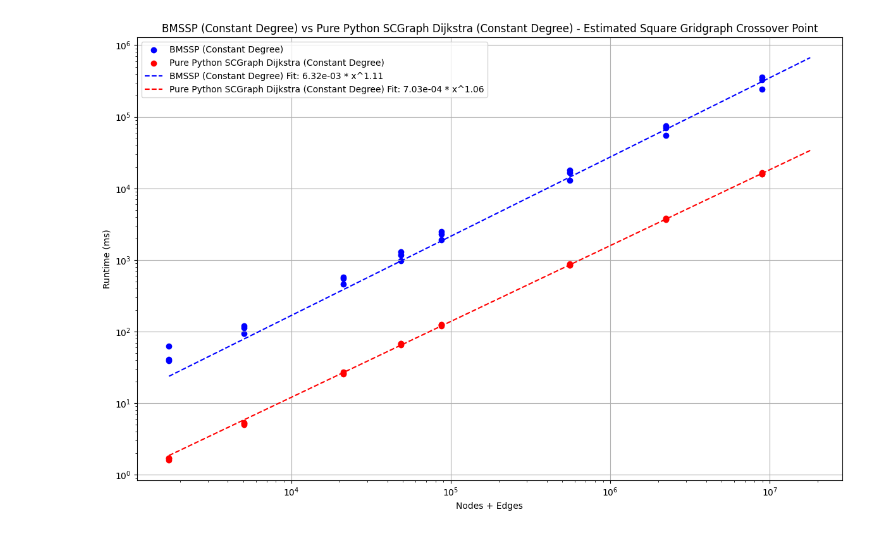
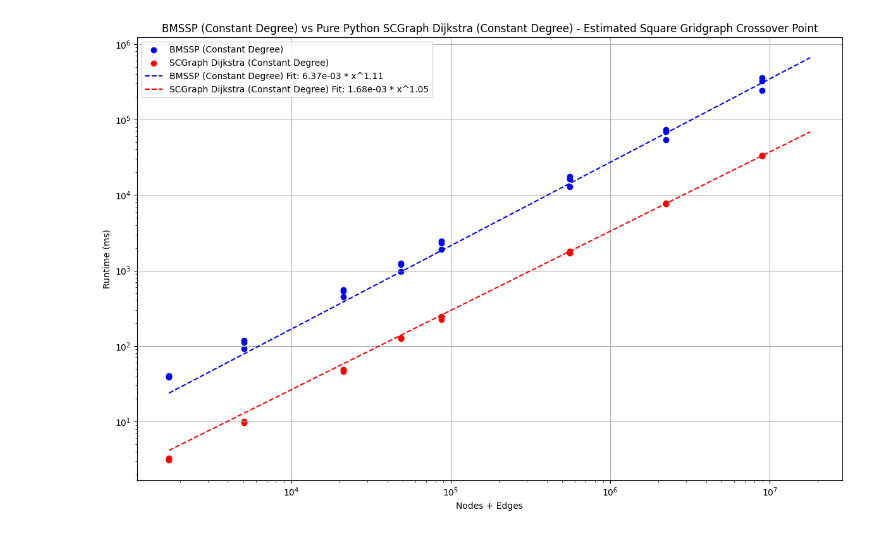
Before and after one commit to connor-makowski/bmsspy, a Jupyter notebook: benchmarking/charts.ipynb, the cells around one changed output. Cells and saved outputs as stored; diff of their text form; code cells hidden in the pictures.

```diff
--- a/benchmarking/charts.ipynb
+++ b/benchmarking/charts.ipynb
@@ -380,20 +380,20 @@ make_relative_performance_graph(gridscale_data, "Relative Times of Other Algorit
 # %%
 x_vals = [i['graph_nodes']+i['graph_edges'] for i in gridscale_data]
 y_bmssp = [i["bmssp_constant_degree_solve_time_ms"] for i in gridscale_data]
-y_purepy = [i["sc_dijkstra_constant_degree_time_ms"] for i in gridscale_data]
+y_purepy = [i["pure_python_sc_dijkstra_constant_degree_time_ms"] for i in gridscale_data]
 
 a1, b1 = fit_curve(x_vals, y_bmssp)
 a2, b2 = fit_curve(x_vals, y_purepy)
 x_crossover = find_crossover(a1, b1, a2, b2)
 
 plot_with_crossover(x_vals, y_bmssp, y_purepy, a1, b1, a2, b2, x_crossover,
     algo_1_name="BMSSP (Constant Degree)",
-    algo_2_name="Pure Python SCGraph Dijkstra (Constant Degree)",
+    algo_2_name="SCGraph Dijkstra (Constant Degree)",
     title="BMSSP (Constant Degree) vs Pure Python SCGraph Dijkstra (Constant Degree) - Estimated Square Gridgraph Crossover Point",
     scale="log",
 )
 # %% [output]
-[figure, old version]
+[figure, new version]
 # %%
 x_vals = [i['graph_nodes']+i['graph_edges'] for i in gridscale_data]
 y_bmssp = [i["bmssp_solve_time_ms"] for i in gridscale_data]
```
Also changed, not shown: parts of 6 cells of this notebook, 3 other files.
